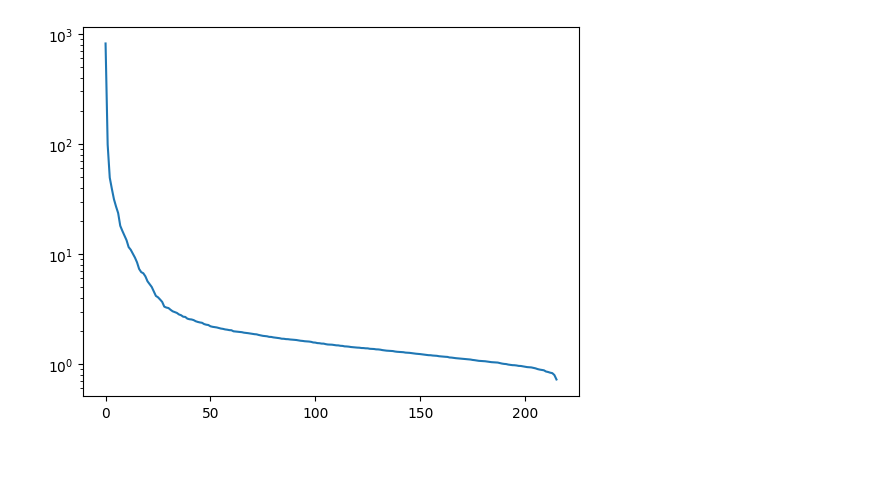
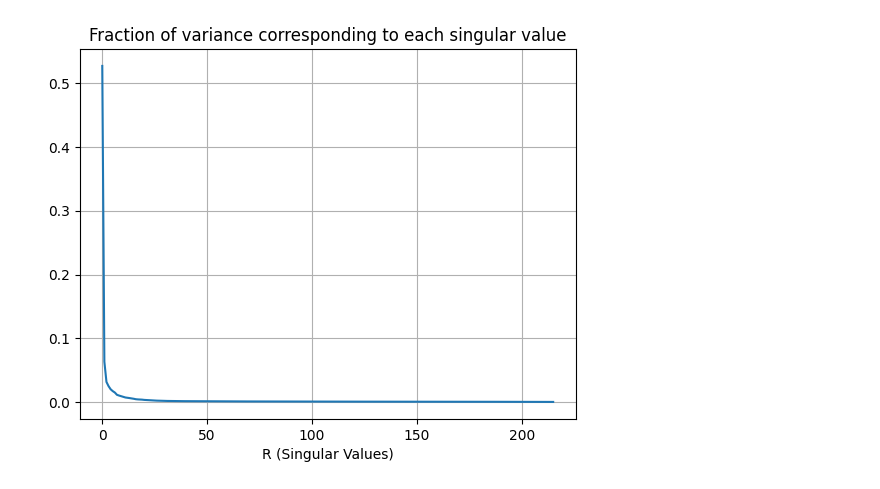
Before and after one commit to hrelosim/AM170B_Spring23, a Jupyter notebook: hw2/AM170B_hw2_lab.ipynb, the cells around one changed output. Cells and saved outputs as stored; diff of their text form; code cells hidden in the pictures; blank space fills up the shorter version.

```diff
--- a/hw2/AM170B_hw2_lab.ipynb
+++ b/hw2/AM170B_hw2_lab.ipynb
@@ -40,17 +48,12 @@ plt.title("Singular Values")
 # %%
-#plot fraction of variance corresponding ot each singular value
+#plot fraction of variance corresponding to each singular value (Figure 2)
+
+plt.plot( np.diag(S) / np.sum(np.diag(S)) );
+plt.title('Fraction of variance corresponding to each singular value');
+plt.xlabel('R (Singular Values)');
+plt.grid()
+# %% [output]
+[figure, added]
-# %%
-#ov_df
-#T
-#S
-
-#a couple of options for plotting here..
-
-plt.semilogy(np.diag(S));
-#plt.semilogy(T,S);
-#sns.barplot(S)
-# %% [output]
-[figure, removed]
 # %%
 #3. Find the two first principal components. Note that the ith principal component is calculated by:
 # %%
```
Also changed, not shown: parts of 1 cell of this notebook.
